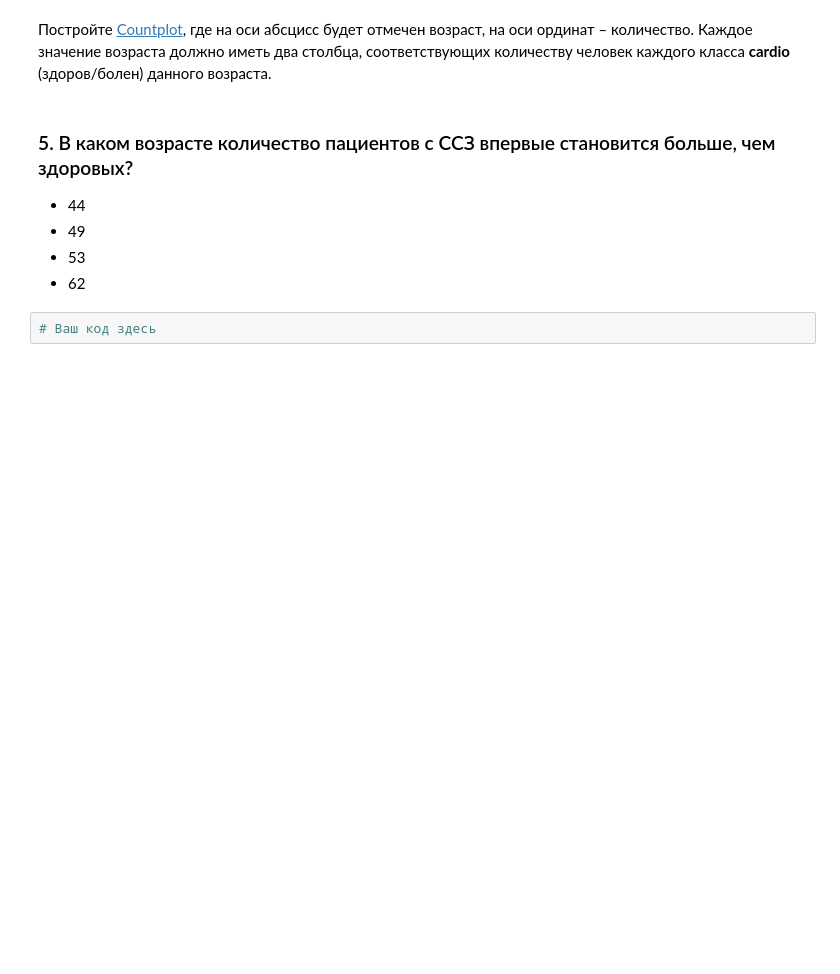
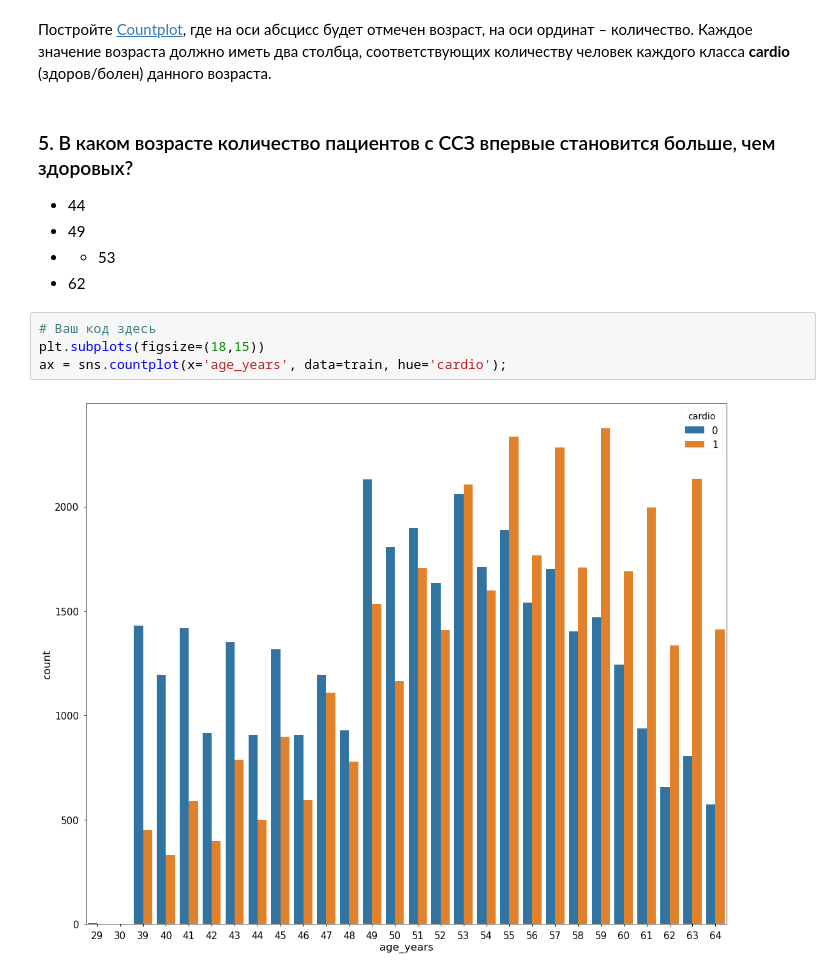
Before and after one commit to Kryvonis/ml_open, a Jupyter notebook: hw2_session3_visual_data_analysis.ipynb, the cells around one changed output. Saved outputs shown, nothing was run; the diff lists cells and outputs as text; blank space fills up the shorter version.

```diff
--- a/hw2_session3_visual_data_analysis.ipynb
+++ b/hw2_session3_visual_data_analysis.ipynb
@@ -316,7 +327,11 @@ train['age_years'] = (train['age'] // 365.25).astype(int)
 ### 5. В каком возрасте количество пациентов с ССЗ  впервые становится больше, чем здоровых?
 - 44
 - 49
-- 53
+- + 53
 - 62
-# %%
-# Ваш код здесь
+# %%
+# Ваш код здесь
+plt.subplots(figsize=(18,15))
+ax = sns.countplot(x='age_years', data=train, hue='cardio');
+# %% [output]
+[figure, added]
```
Also changed, not shown: parts of 9 cells of this notebook, 1 other file.
